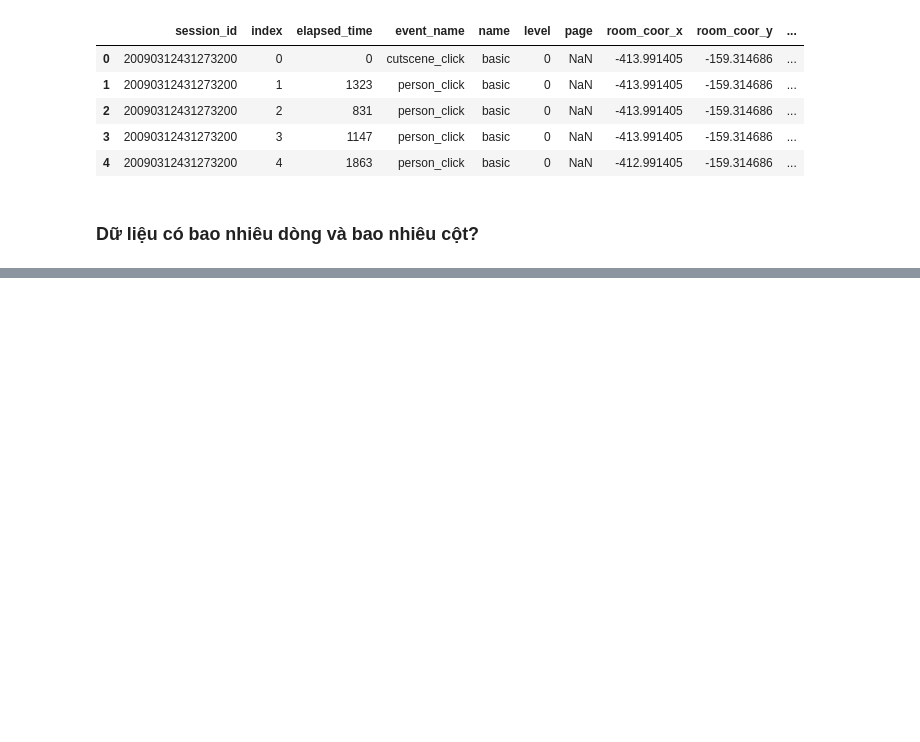
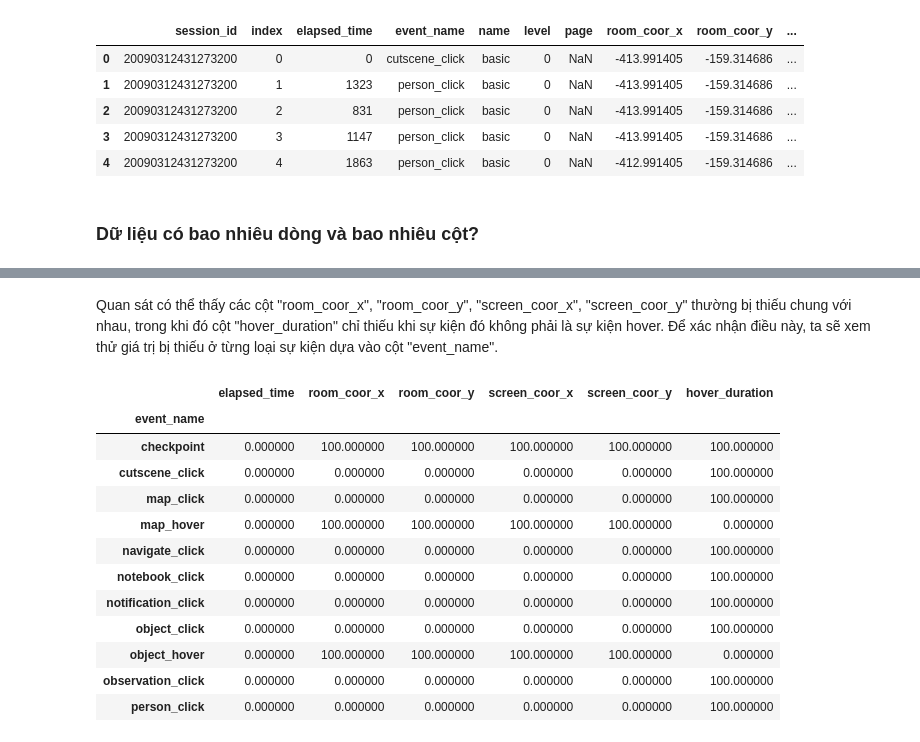
Before and after one commit to vt-khang/KHDLUD-FinalProject, a Jupyter notebook: 19120511_19120526_19120539.ipynb, the cells around one changed output, grey strips where cells are left out. Cells and saved outputs as stored; diff of their text form; code cells hidden in the pictures; blank space fills up the shorter version.

```diff
--- a/19120511_19120526_19120539.ipynb
+++ b/19120511_19120526_19120539.ipynb
@@ -136,0 +249,18 @@ KeyboardInterrupt: ignored
+# %% [markdown]
+Quan sát có thể thấy các cột "room_coor_x", "room_coor_y", "screen_coor_x", "screen_coor_y" thường bị thiếu chung với nhau, trong khi đó cột "hover_duration" chỉ thiếu khi sự kiện đó không phải là sự kiện hover. Để xác nhận điều này, ta sẽ xem thử giá trị bị thiếu ở từng loại sự kiện dựa vào cột "event_name".
+# %%
+df.groupby(['event_name']).agg(ratio_missing_val)[numerical_cols]
+# %% [output]
+|  | elapsed_time | room_coor_x | room_coor_y | screen_coor_x | screen_coor_y | hover_duration |
+| event_name |  |  |  |  |  |  |
+| checkpoint | 0.000000 | 100.000000 | 100.000000 | 100.000000 | 100.000000 | 100.000000 |
+| cutscene_click | 0.000000 | 0.000000 | 0.000000 | 0.000000 | 0.000000 | 100.000000 |
+| map_click | 0.000000 | 0.000000 | 0.000000 | 0.000000 | 0.000000 | 100.000000 |
+| map_hover | 0.000000 | 100.000000 | 100.000000 | 100.000000 | 100.000000 | 0.000000 |
+| navigate_click | 0.000000 | 0.000000 | 0.000000 | 0.000000 | 0.000000 | 100.000000 |
+| notebook_click | 0.000000 | 0.000000 | 0.000000 | 0.000000 | 0.000000 | 100.000000 |
+| notification_click | 0.000000 | 0.000000 | 0.000000 | 0.000000 | 0.000000 | 100.000000 |
+| object_click | 0.000000 | 0.000000 | 0.000000 | 0.000000 | 0.000000 | 100.000000 |
+| object_hover | 0.000000 | 100.000000 | 100.000000 | 100.000000 | 100.000000 | 0.000000 |
+| observation_click | 0.000000 | 0.000000 | 0.000000 | 0.000000 | 0.000000 | 100.000000 |
+| person_click | 0.000000 | 0.000000 | 0.000000 | 0.000000 | 0.000000 | 100.000000 |
```
Also changed, not shown: parts of 51 cells of this notebook.
